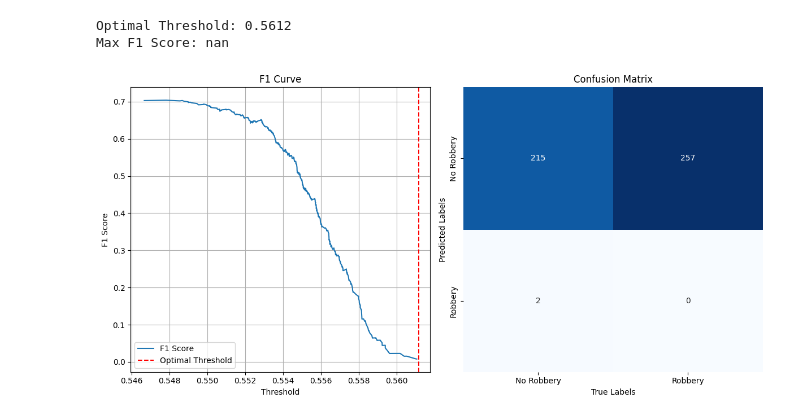
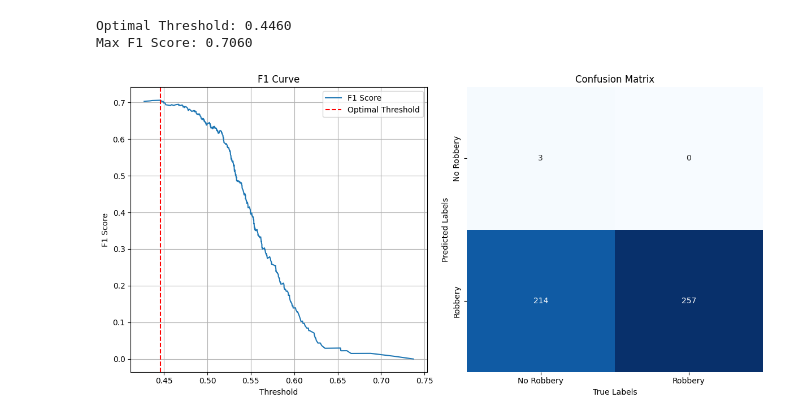
Before and after one commit to jblagana/eee-capstone, a Jupyter notebook: inference/LSTM_v1/lstm_training_actual_data.ipynb, the cells around one changed output. Drawn from its saved outputs; the diff is of its cells as text; code cells hidden in the pictures.

```diff
--- a/inference/LSTM_v1/lstm_training_actual_data.ipynb
+++ b/inference/LSTM_v1/lstm_training_actual_data.ipynb
@@ -56,3 +57,16 @@ X_val_tensor = torch.tensor(X_val_scaled, dtype=torch.float32)
 y_val_tensor = torch.tensor(y_val, dtype=torch.float32)
 X_test_tensor = torch.tensor(X_test_scaled, dtype=torch.float32)
 y_test_tensor = torch.tensor(y_test, dtype=torch.float32)
+# %%
+class LSTMModel(nn.Module):
+    def __init__(self, input_size, hidden_size):
+        super(LSTMModel, self).__init__()
+        self.lstm1 = nn.LSTM(input_size, hidden_size, batch_first=True)
+        self.fc = nn.Linear(hidden_size, 1)  # Single output neuron for binary classification
+        self.sigmoid = nn.Sigmoid()  # Sigmoid activation for binary classification
+
+    def forward(self, x):
+        out, _ = self.lstm1(x)
+        out = self.fc(out[:, -1, :])  # Use the last hidden state for prediction (summary)
+        out = self.sigmoid(out) # Apply sigmoid activation
+        return out
@@ -82,16 +109,18 @@ hidden_size = 64
 model = LSTMModel(input_size, hidden_size)
 
 # Define loss function and optimizer
-criterion = nn.MSELoss()
+# criterion = nn.MSELoss()-------------------------------------------
+criterion = nn.BCELoss()
 optimizer = torch.optim.Adam(model.parameters(), lr=0.001)
 # %%
 # Initialize empty lists to store training and validation losses
 train_losses = []
 val_losses = []
+val_loss_temp = float('inf')
 
 # Training loop
-n_epochs = 10
-for epoch in range(n_epochs):
+n_epochs = 100
+for epoch in range(1, n_epochs+1):
     model.train()
     optimizer.zero_grad()
     outputs = model(X_train_tensor)
@@ -109,16 +138,21 @@ for epoch in range(n_epochs):
     train_losses.append(loss.item())
     val_losses.append(val_loss.item())
 
+    # save best model
+    if val_loss.item() < val_loss_temp:
+        best_model, best_epoch = copy.deepcopy(model), epoch
+        val_loss_temp = val_loss.item()
+
+
     # print(f"Epoch [{epoch+1}/{n_epochs}], Loss: {loss.item():.4f}, Val Loss: {val_loss.item():.4f}")
     # Training progress bar
-    label = f"{epoch+1}/{n_epochs} epochs"
-    progress = (epoch+1)/ n_epochs
+    label = f"{epoch}/{n_epochs} epochs"
+    progress = (epoch)/ n_epochs
     progress_bar_len = 50
     filled_len = int(progress_bar_len * progress)
     bar = '=' * filled_len + '-' * (progress_bar_len - filled_len)
     sys.stdout.write(f'\rTraining in progress: [{bar}] {progress * 100:.1f}% [{label}]')
     sys.stdout.flush()
-
 
 # Plot the losses
 plt.figure(figsize=(8, 6))
@@ -135,0 +170,3 @@ Training in progress: [==================================================] 100.0
+# %%
+model = best_model
+print(f"Best model at epoch {best_epoch}.")
@@ -147,8 +186,8 @@ Test Loss: 0.2485
 # Evaluation
 precision, recall, thresholds = precision_recall_curve(y_test_tensor, test_outputs)
 
-# Calculate F1 scores for each threshold
-f1_scores = 2 * (precision * recall) / (precision + recall)
+# Compute F1 score (avoid NaN)
+f1_scores = np.divide(2 * precision * recall, precision + recall, out=np.zeros_like(precision), where=(precision + recall) != 0)
 
 # Find the optimal threshold that maximizes the F1 score
 optimal_threshold = thresholds[f1_scores.argmax()]
@@ -159,35 +198,35 @@ print(f"Max F1 Score: {max_f1_score:.4f}")
 
 # Plot the F1 curve and the vertical line for the optimal threshold
 plt.figure(figsize=(12, 6))
 
 # F1 curve
 plt.subplot(1, 2, 1)
 plt.plot(thresholds, f1_scores[:-1], label='F1 Score')
 plt.axvline(x=optimal_threshold, color='r', linestyle='--', label='Optimal Threshold')
 plt.xlabel('Threshold')
 plt.ylabel('F1 Score')
 plt.title('F1 Curve')
 plt.grid(True)
 plt.legend()
 
 # Confusion matrix
 plt.subplot(1, 2, 2)
 test_outputs = (test_outputs >= optimal_threshold).float()
 cm = confusion_matrix(y_test_tensor, test_outputs)
 labels = ['No Robbery', 'Robbery']
 cm_transposed = cm.T
 
 sns.heatmap(cm_transposed, annot=True, fmt='d', cmap='Blues', cbar=False,
             xticklabels=labels, yticklabels=labels)
 plt.title('Confusion Matrix')
 plt.xlabel('True Labels')
 plt.ylabel('Predicted Labels')
 
 plt.tight_layout()  # Adjust spacing between subplots
 plt.show()
 # %% [output]
-Optimal Threshold: 0.5612
-Max F1 Score: nan
+Optimal Threshold: 0.4460
+Max F1 Score: 0.7060
-[figure, old version]
+[figure, new version]
 # %%
 # Save the model
```
Also changed, not shown: parts of 8 cells of this notebook, 56 other files.
